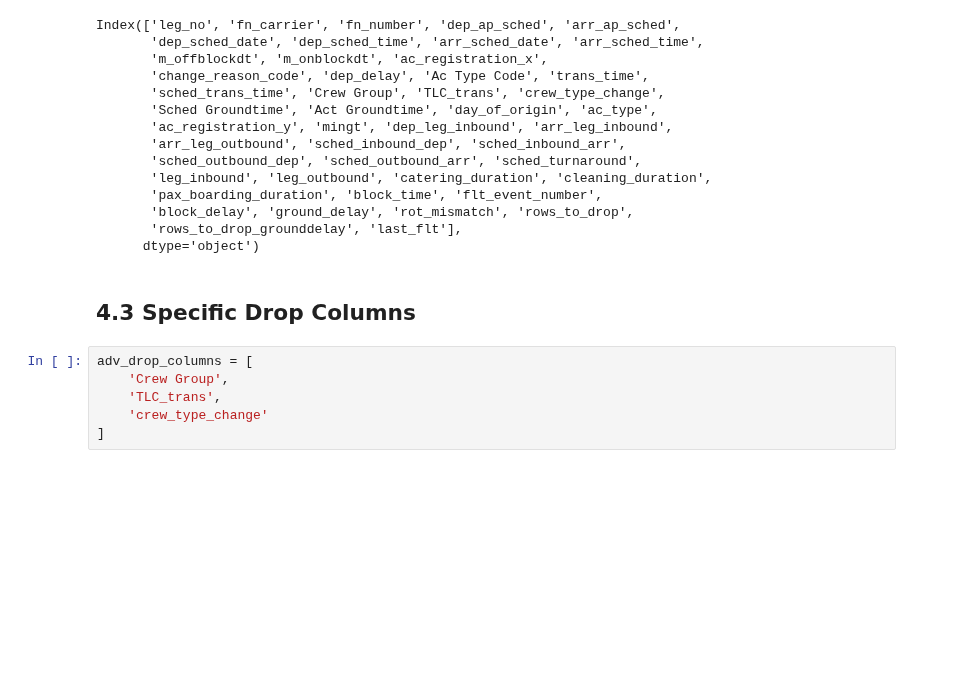
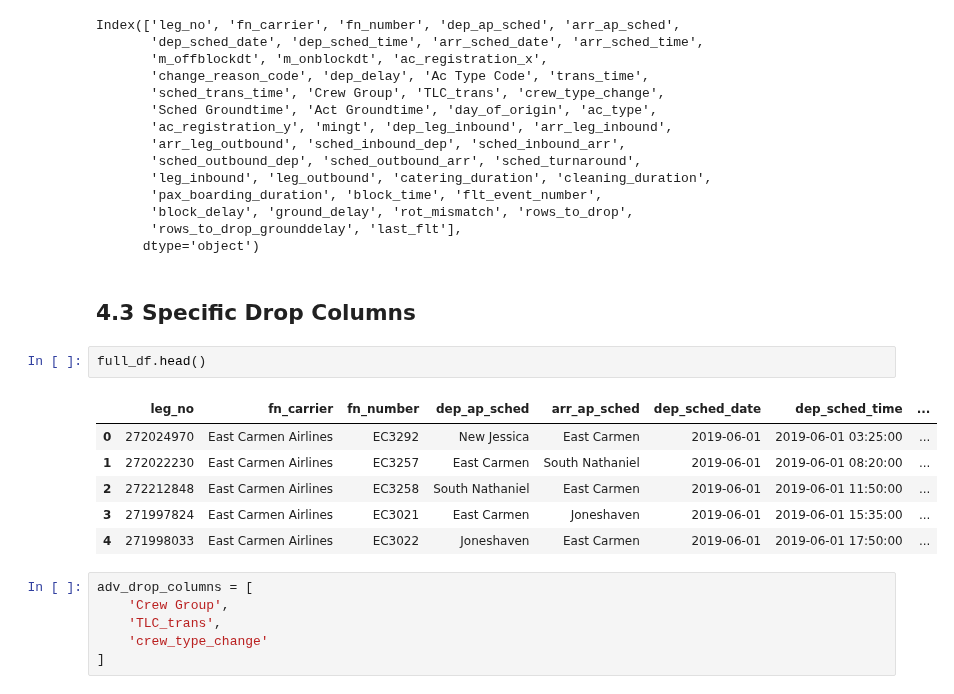
Before and after one commit to Paul1911/Delay-Prediction, a Jupyter notebook: notebooks/2raw_feature_engineering.ipynb, the cells around one changed output. Drawn from its saved outputs; the diff is of its cells as text; blank space fills up the shorter version.

Commit message:
improved separation for full_df feature engineering

```diff
--- a/notebooks/2raw_feature_engineering.ipynb
+++ b/notebooks/2raw_feature_engineering.ipynb
@@ -321,6 +321,15 @@ Index(['leg_no', 'fn_carrier', 'fn_number', 'dep_ap_sched', 'arr_ap_sched',
       dtype='object')
 # %% [markdown]
 ## 4.3 Specific Drop Columns
+# %%
+full_df.head()
+# %% [output]
+|  | leg_no | fn_carrier | fn_number | dep_ap_sched | arr_ap_sched | dep_sched_date | dep_sched_time | ... |
+| 0 | 272024970 | East Carmen Airlines | EC3292 | New Jessica | East Carmen | 2019-06-01 | 2019-06-01 03:25:00 | ... |
+| 1 | 272022230 | East Carmen Airlines | EC3257 | East Carmen | South Nathaniel | 2019-06-01 | 2019-06-01 08:20:00 | ... |
+| 2 | 272212848 | East Carmen Airlines | EC3258 | South Nathaniel | East Carmen | 2019-06-01 | 2019-06-01 11:50:00 | ... |
+| 3 | 271997824 | East Carmen Airlines | EC3021 | East Carmen | Joneshaven | 2019-06-01 | 2019-06-01 15:35:00 | ... |
+| 4 | 271998033 | East Carmen Airlines | EC3022 | Joneshaven | East Carmen | 2019-06-01 | 2019-06-01 17:50:00 | ... |
 # %%
 adv_drop_columns = [
     'Crew Group',
```
Also changed, not shown: 1 other file.
